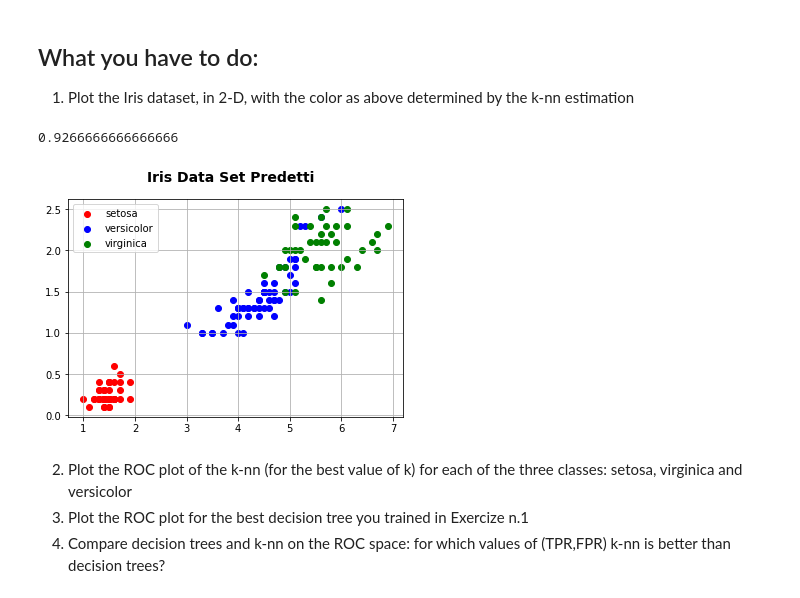
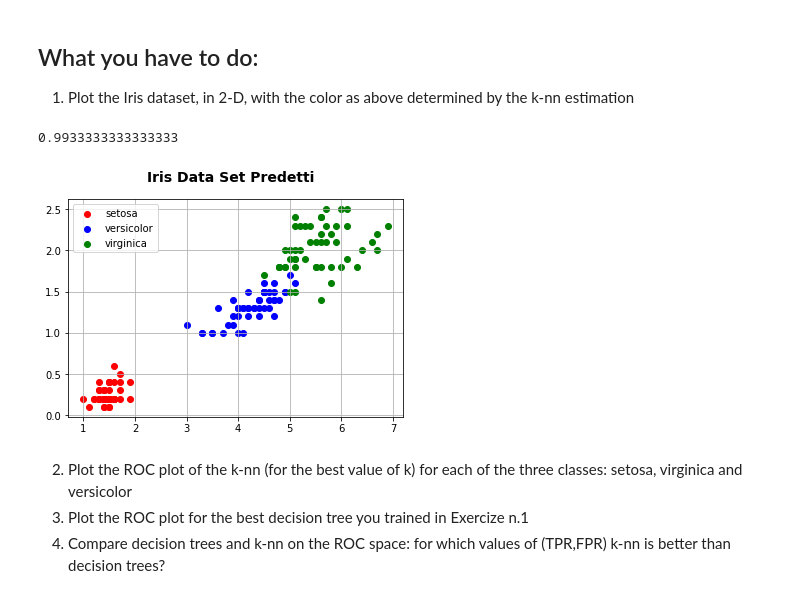
Before and after one commit to AlbertoCampini/AAUT, a Jupyter notebook: classification_iris_knn_aa_21_22.ipynb, the cells around one changed output. Drawn from its saved outputs; the diff is of its cells as text; code cells hidden in the pictures.

```diff
--- a/classification_iris_knn_aa_21_22.ipynb
+++ b/classification_iris_knn_aa_21_22.ipynb
@@ -293,20 +293,3 @@ best accuracy=0.9666666666666667
 [figure]
 # %% [markdown]
 Plot the Iris dataset, in 2-D, with a red color for Setosa, blu for Versicolor, Green for Virginica.
-# %%
-fig, ax = plt.subplots()
-colors = {
-    "setosa": "red",
-    "versicolor": "blue",
-    "virginica": "green"
-}
-for name in range(len(iris.target_names)): # Per ogni classe di iris
-    d = iris.data[iris.target == name] # Prendo tutti i dati della classe i
-    x = d[:, 2:3] # Ascisse dei punti
-    y = d[:, 3:4] # Ordinate dei punti
-    ax.scatter(x, y, c=colors[iris.target_names[name]], label=iris.target_names[name]) # Plottiamo i punti
-
-ax.legend() # Ne aggiungiamo una legenda
-ax.grid(True) # Aggiungiamo una griglia
-plt.show() # Mostriamo il grafico
-# Vediamo chiaramente che Versicolor e Virginica sono difficili da classificare in modo corretto
@@ -316,30 +343,36 @@ plt.show() # Mostriamo il grafico
 ## What you have to do:
 1. Plot the Iris dataset, in 2-D, with the color as above determined by the k-nn estimation
 # %%
+import numpy as np
+from numpy import zeros
+iris = load_iris()
+from sklearn import neighbors
+import matplotlib.pyplot as plt
+
 n_neighbors = 7 # Numero di vicini da considerare = 7
 my_clf_knn = neighbors.KNeighborsClassifier(n_neighbors, weights='distance')
-my_clf_knn.fit(iris.data[:, 0:2], iris.target)
-predicted_target = my_clf_knn.predict(iris.data[:, 0:2])
-print(my_clf_knn.score(iris.data[:, 0:2], iris.target)) # Media della Accuracy
+my_clf_knn.fit(iris.data[:, 2:4], iris.target)
+predicted_target = my_clf_knn.predict(iris.data[:, 2:4])
+print(my_clf_knn.score(iris.data[:, 2:4], iris.target)) # Media della Accuracy
 fig, ax = plt.subplots()
 fig.suptitle('Iris Data Set Predetti', fontsize=14, fontweight='bold')
 colors = {
     "setosa": "red",
     "versicolor": "blue",
     "virginica": "green"
 }
 for i in range(len(iris.target_names)):
     d = iris.data[predicted_target == i]
-    x = d[:, 2:3] # Ascisse dei punti
-    y = d[:, 3:4] # Ordinate dei punti
+    x = d[:, 2:3]
+    y = d[:, 3:4]
     ax.scatter(x, y, c=colors[iris.target_names[i]], label=iris.target_names[i])
 
 ax.legend()
 ax.grid(True)
 plt.show()
 # %% [output]
-0.9266666666666666
+0.9933333333333333
-[figure, old version]
+[figure, new version]
 # %% [markdown]
 2. Plot the ROC plot of the k-nn (for the best value of k) for each of the three classes: setosa, virginica and versicolor
 3. Plot the ROC plot for the best decision tree you trained in Exercize n.1
```
Also changed, not shown: parts of 7 cells of this notebook.
